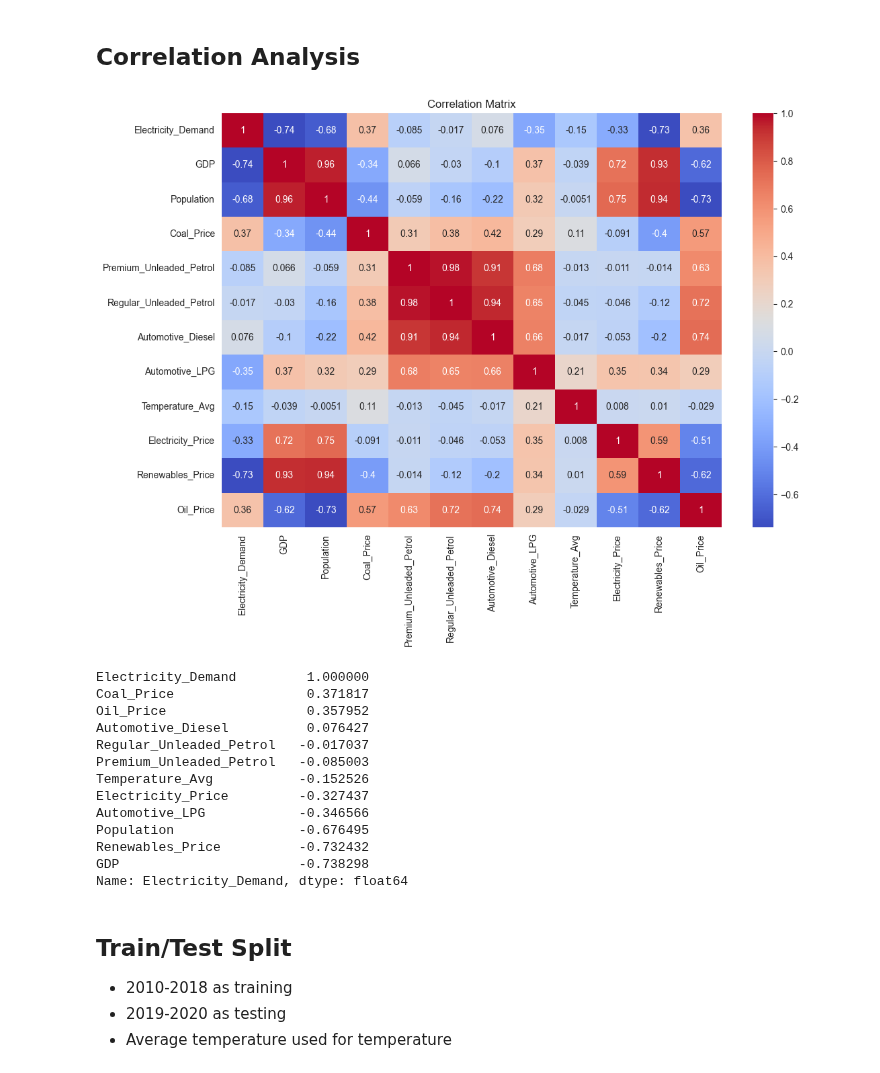
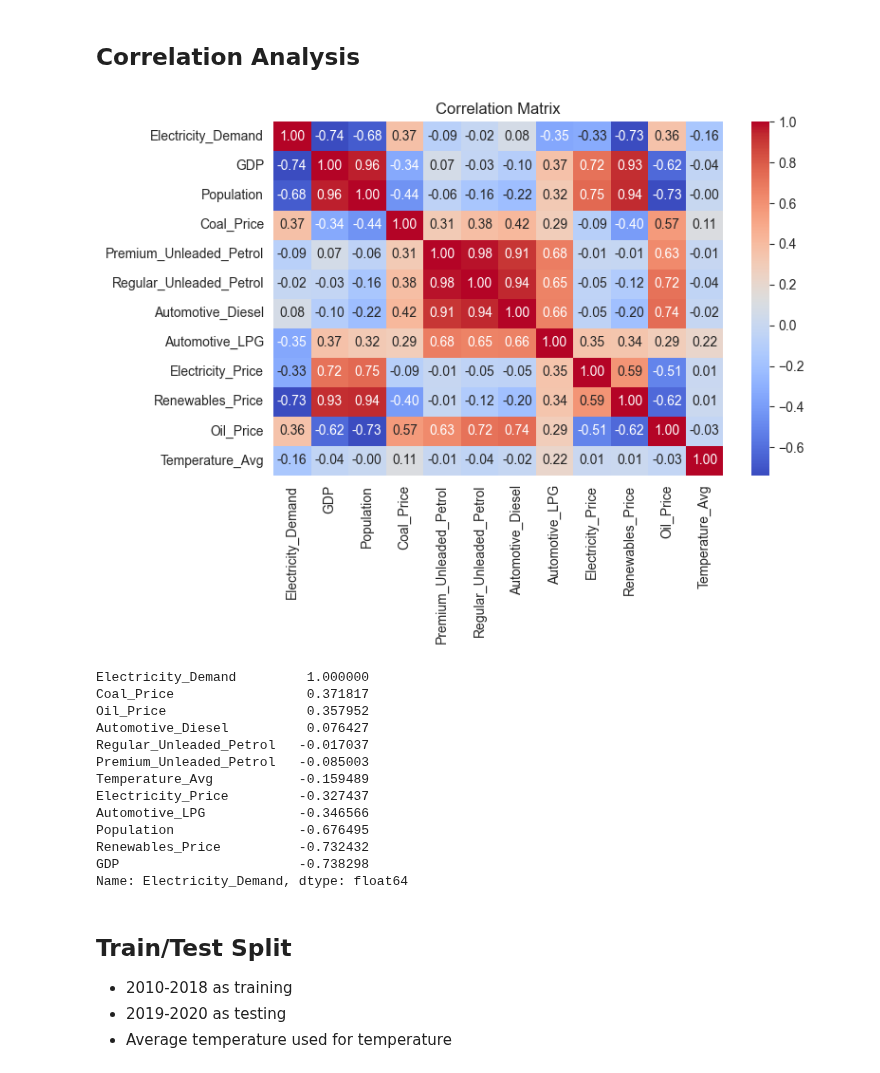
Before and after one commit to z5113296/ZZSC9020-Group-M, a Jupyter notebook: Modelling-AK_0.ipynb, the cells around one changed output. Saved outputs shown, nothing was run; the diff lists cells and outputs as text; code cells hidden in the pictures.

```diff
--- a/Modelling-AK_0.ipynb
+++ b/Modelling-AK_0.ipynb
@@ -60,34 +64,35 @@ df.head()
 # %% [markdown]
 ## Correlation Analysis
 # %%
-# Setting 'Time_Period' as index
-df.set_index('Time_Period', inplace=True)
+
 
 # Exclude Year and Quarter columns from correlation analysis
 df_analysis = df.drop(columns=['Year', 'Quarter', 'Temperature_Max','Temperature_Min'], errors='ignore')
 
 # Calculate correlation matrix
 corr_matrix = df_analysis.corr()
 
 # Plot
-plt.figure(figsize=(12, 8))
-sns.heatmap(corr_matrix, annot=True, cmap='coolwarm')
+plt.figure(figsize=(8, 6))
+sns.set_style("whitegrid")
+sns.heatmap(corr_matrix, annot=True, cmap='coolwarm', fmt='.2f')
 plt.title('Correlation Matrix')
-plt.savefig('correlation_matrix.png')
+plt.tight_layout()
+plt.savefig('correlation_matrix.png', dpi=200)
 plt.show()
 
 # Display correlation values with Electricity_Demand specifically
 electricity_demand_correlation = corr_matrix['Electricity_Demand'].sort_values(ascending=False)
 print(electricity_demand_correlation)
 # %% [output]
-[figure, old version]
+[figure, new version]
 Electricity_Demand         1.000000
 Coal_Price                 0.371817
 Oil_Price                  0.357952
 Automotive_Diesel          0.076427
 Regular_Unleaded_Petrol   -0.017037
 Premium_Unleaded_Petrol   -0.085003
-Temperature_Avg           -0.152526
+Temperature_Avg           -0.159489
 Electricity_Price         -0.327437
 Automotive_LPG            -0.346566
 Population                -0.676495
```
Also changed, not shown: parts of 3 cells of this notebook, 4 other files.
